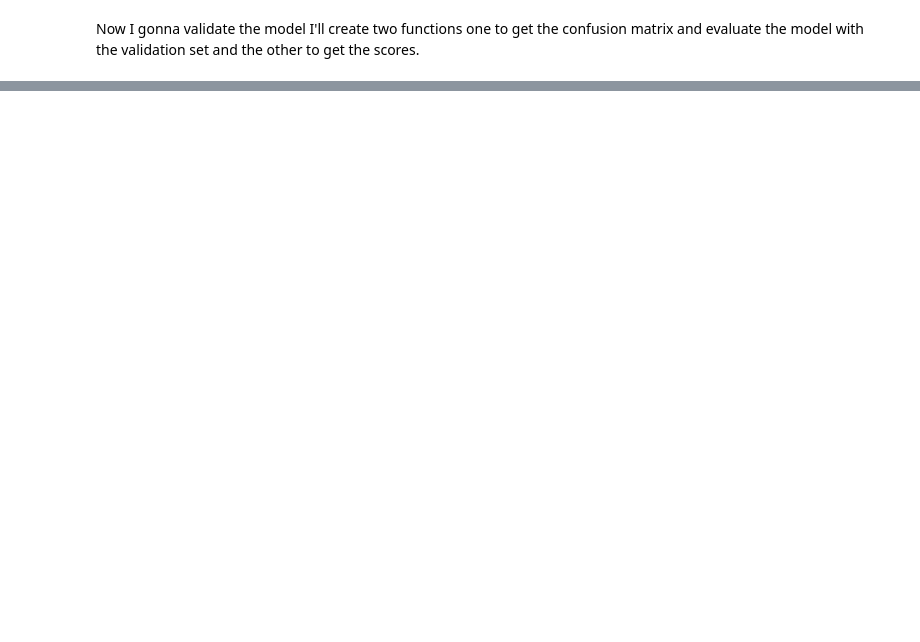
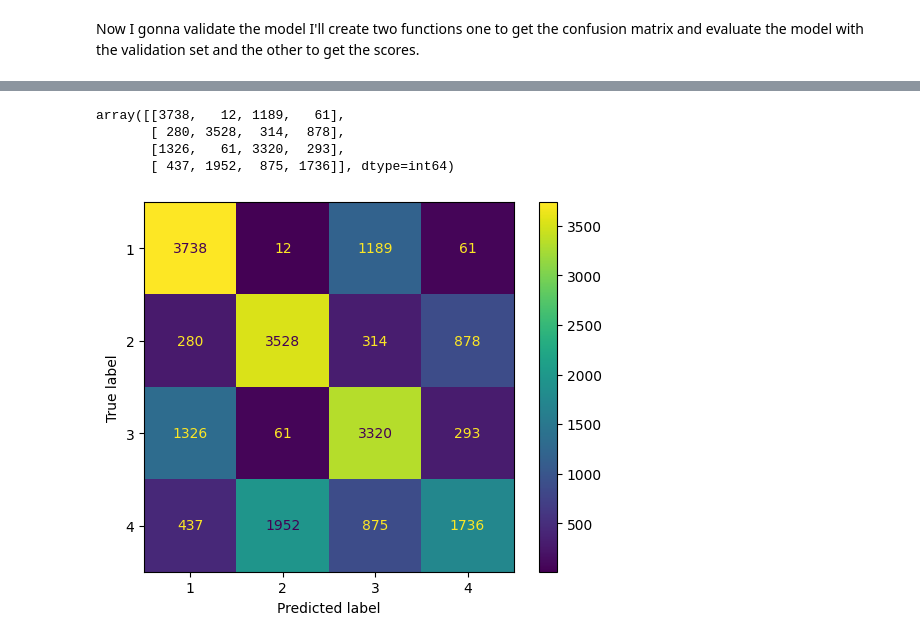
Before and after one commit to ddobi7277/DataAnalysis, a Jupyter notebook: US_Accidents/Accidents_US_ANalysis.ipynb, the cells around one changed output, grey strips where cells are left out. Saved outputs shown, nothing was run; the diff lists cells and outputs as text; code cells hidden in the pictures; blank space fills up the shorter version.

```diff
--- a/US_Accidents/Accidents_US_ANalysis.ipynb
+++ b/US_Accidents/Accidents_US_ANalysis.ipynb
@@ -1302,0 +1328,11 @@ def  confuMatrix_plot(model,x_data_test,y_data_test):
+# %%
+confusion_matrix(y_test, grid_search.best_estimator_.predict(X_test))
+# %% [output]
+array([[3738,   12, 1189,   61],
+       [ 280, 3528,  314,  878],
+       [1326,   61, 3320,  293],
+       [ 437, 1952,  875, 1736]], dtype=int64)
+# %%
+confuMatrix_plot(grid_search.best_estimator_,X_test,y_test)
+# %% [output]
+[figure, added]
```
Also changed, not shown: parts of 37 cells of this notebook.
